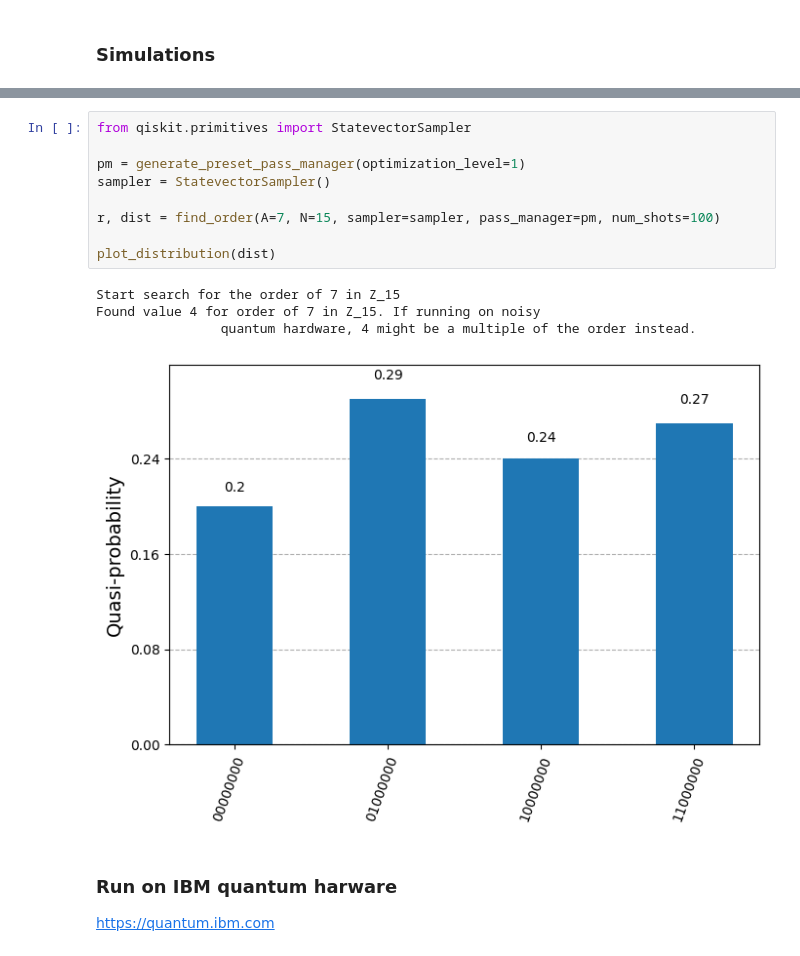
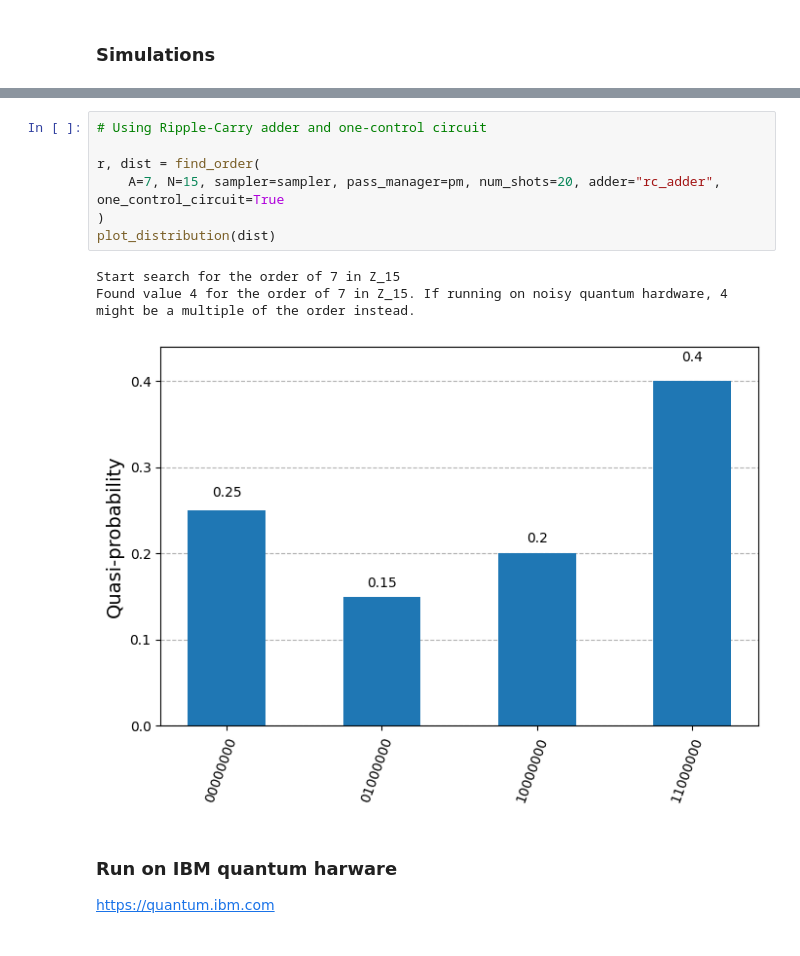
Before and after one commit to benjamin-assel/qiskit-shor, a Jupyter notebook: example.ipynb, the cells around one changed output, grey strips where cells are left out. Saved outputs shown, nothing was run; the diff lists cells and outputs as text.

```diff
--- a/example.ipynb
+++ b/example.ipynb
@@ -27,17 +26,14 @@ Found value 4 for order of 7 in Z_15. If running on noisy
 # %%
-from qiskit.primitives import StatevectorSampler
+# Using Ripple-Carry adder and one-control circuit
 
-pm = generate_preset_pass_manager(optimization_level=1)
-sampler = StatevectorSampler()
-
-r, dist = find_order(A=7, N=15, sampler=sampler, pass_manager=pm, num_shots=100)
-
+r, dist = find_order(
+    A=7, N=15, sampler=sampler, pass_manager=pm, num_shots=20, adder="rc_adder", one_control_circuit=True
+)
 plot_distribution(dist)
 # %% [output]
 Start search for the order of 7 in Z_15
-Found value 4 for order of 7 in Z_15. If running on noisy
-                quantum hardware, 4 might be a multiple of the order instead.
+Found value 4 for the order of 7 in Z_15. If running on noisy quantum hardware, 4 might be a multiple of the order instead.
-[figure, old version]
+[figure, new version]
 # %% [markdown]
 ### Run on IBM quantum harware
 
```
Also changed, not shown: parts of 6 cells of this notebook, 13 other files.
